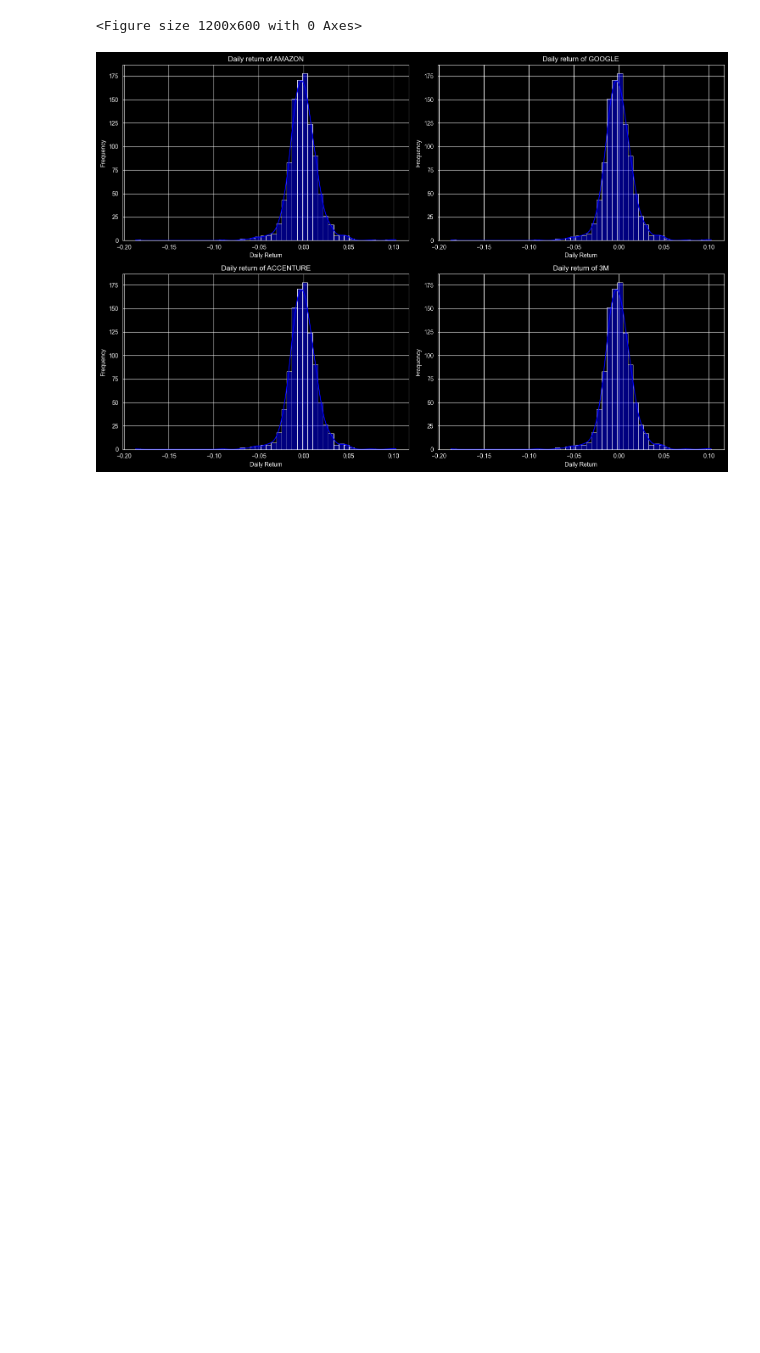
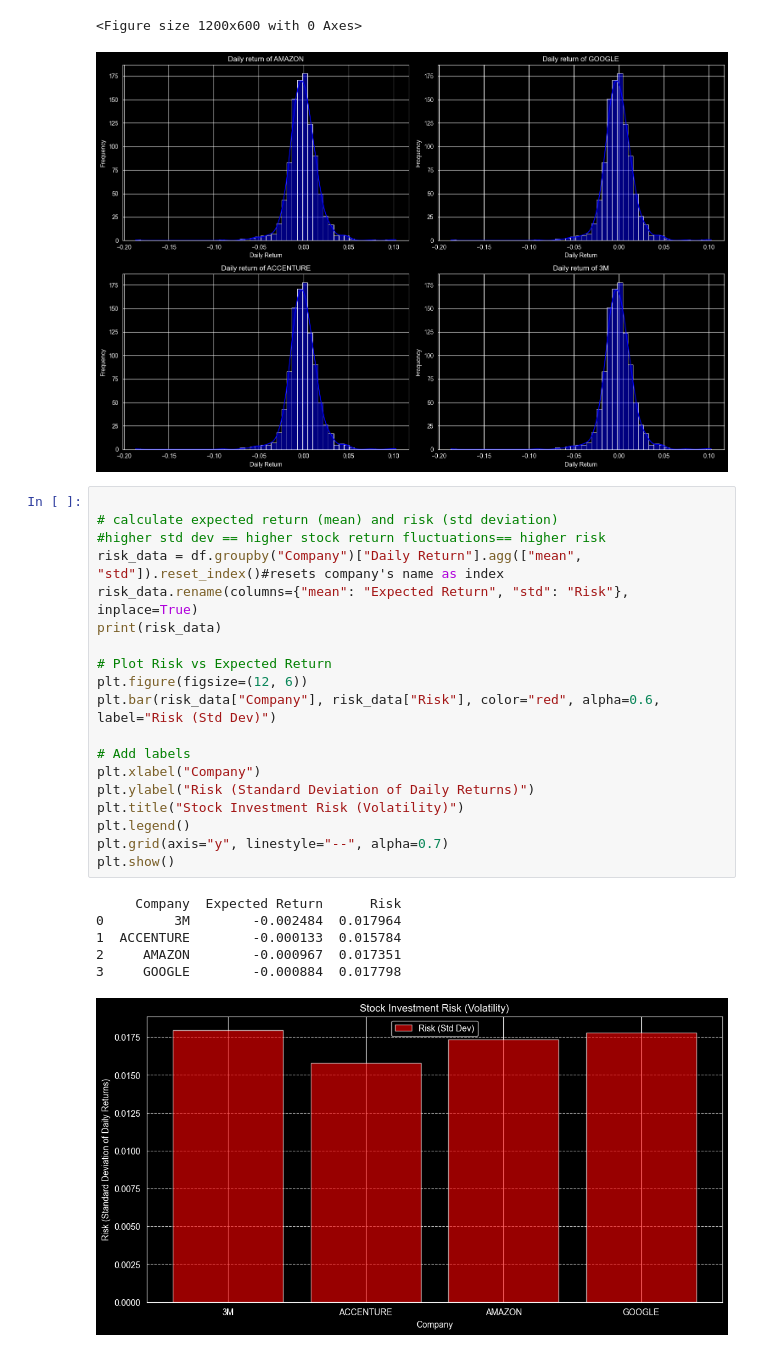
Before and after one commit to priyankaselvam4124/time-series-analysis, a Jupyter notebook: project.ipynb, the cells around one changed output. Drawn from its saved outputs; the diff is of its cells as text; blank space fills up the shorter version.

Commit message:
stock investment risk analysis(std dev) and expected return(mean)

```diff
--- a/project.ipynb
+++ b/project.ipynb
@@ -324,3 +324,29 @@ plt.show()
 # %% [output]
 <Figure size 1200x600 with 0 Axes>
 [figure]
+# %%
+
+# calculate expected return (mean) and risk (std deviation)
+#higher std dev == higher stock return fluctuations== higher risk
+risk_data = df.groupby("Company")["Daily Return"].agg(["mean", "std"]).reset_index()#resets company's name as index
+risk_data.rename(columns={"mean": "Expected Return", "std": "Risk"}, inplace=True)
+print(risk_data)
+
+# Plot Risk vs Expected Return
+plt.figure(figsize=(12, 6))
+plt.bar(risk_data["Company"], risk_data["Risk"], color="red", alpha=0.6, label="Risk (Std Dev)")
+
+# Add labels
+plt.xlabel("Company")
+plt.ylabel("Risk (Standard Deviation of Daily Returns)")
+plt.title("Stock Investment Risk (Volatility)")
+plt.legend()
+plt.grid(axis="y", linestyle="--", alpha=0.7)
+plt.show()
+# %% [output]
+     Company  Expected Return      Risk
+0         3M        -0.002484  0.017964
+1  ACCENTURE        -0.000133  0.015784
+2     AMAZON        -0.000967  0.017351
+3     GOOGLE        -0.000884  0.017798
+[figure, added]
```
